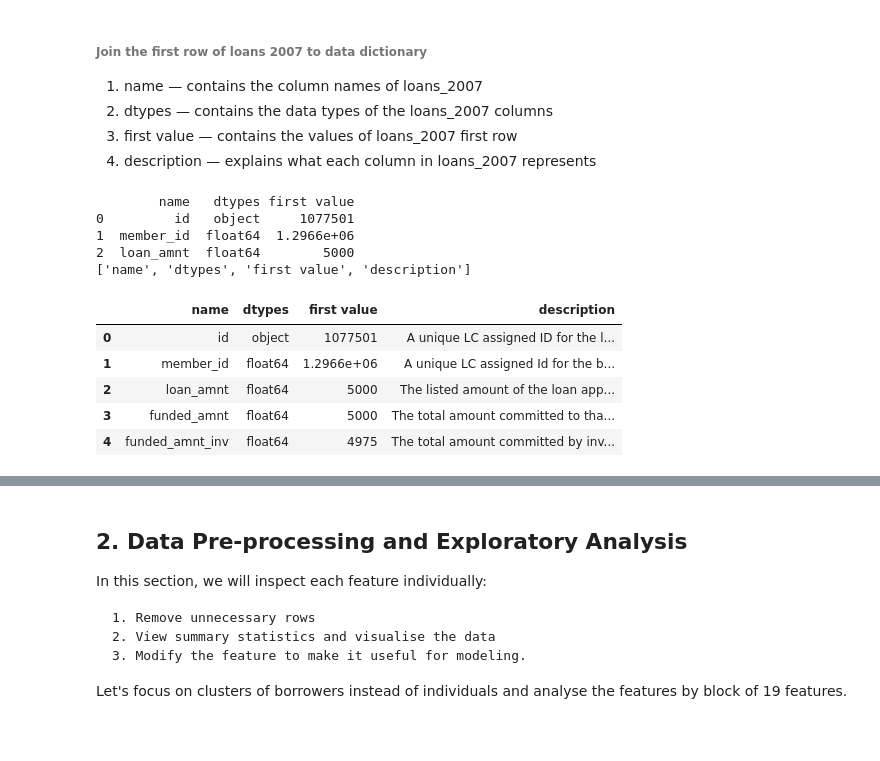
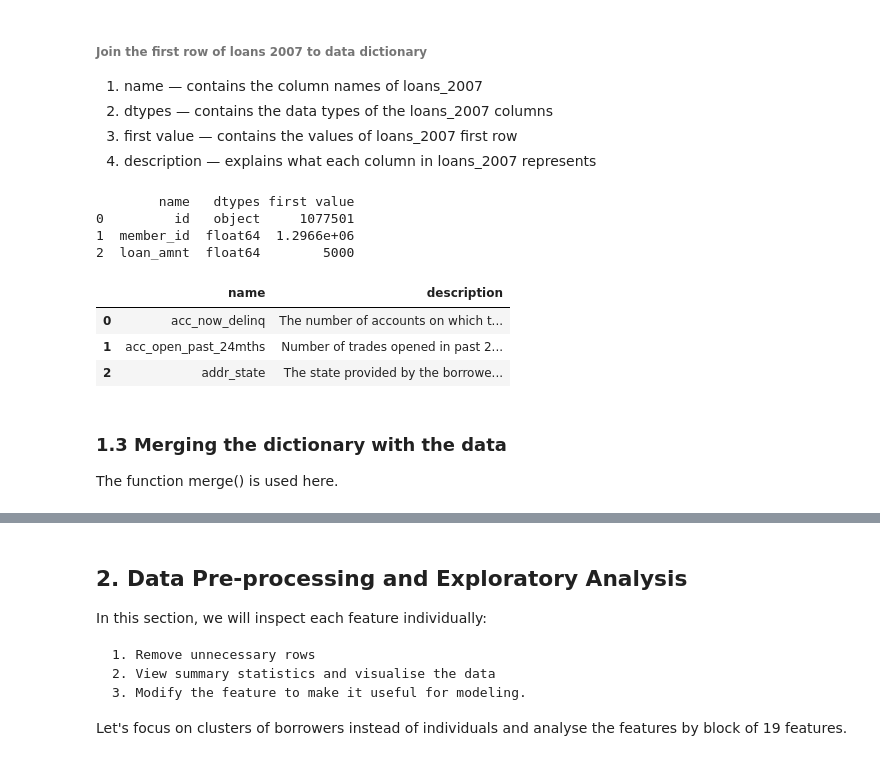
Before and after one commit to adjanni/Machine_Learning_Projects, a Jupyter notebook: Predicting_Loan_Repayment.ipynb, the cells around one changed output, grey strips where cells are left out. Drawn from its saved outputs; the diff is of its cells as text; code cells hidden in the pictures; blank space fills up the shorter version.

Commit message:
Preprocessing data updated

```diff
--- a/Predicting_Loan_Repayment.ipynb
+++ b/Predicting_Loan_Repayment.ipynb
@@ -70,0 +36,2 @@ shape 1 (42538, 115) shape 2 (42538, 58) shape 3 (42538, 56)
+# %%
+missing_perc = loans_2007.isnull().mean().sort_values(ascending=False)
@@ -70,0 +69,9 @@ shape 1 (42538, 115) shape 2 (42538, 58) shape 3 (42538, 56)
+# %%
+# Drop any columns with 50% of missing values
+half_count = 1/2
+drop_list = sorted(list(missing_perc[missing_perc > half_count].index))
+
+print(drop_list)
+
+##
+print('The number of features droped are ', len(drop_list))
@@ -70,0 +83,2 @@ shape 1 (42538, 115) shape 2 (42538, 58) shape 3 (42538, 56)
+# %%
+loans_2007.drop(drop_list, axis=1, inplace=True)
@@ -75,6 +93,6 @@ We see that there are approximately 43000 rows and each has 56 features includin
 # %%
 # The LCDDataDictionary provides us with an explanation of each row
-data_dictionary = pd.read_csv('data/LCDataDictionary.csv')
+data_dictionary = pd.read_csv('C:/Users/adjanni/Desktop/Python_DataScience_Training/Data_Cleaning_examples/data/LCDataDictionary.csv')
 print(data_dictionary.shape[0])
 print(data_dictionary.columns.tolist())
 data_dictionary.head()
@@ -98,37 +116,29 @@ data_dictionary = data_dictionary.rename(columns={"LoanStatNew" : "name", "Descr
 4. description — explains what each column in loans_2007 represents
 # %%
 loans_2007_dtypes = pd.DataFrame(loans_2007.dtypes, columns=['dtypes'])
-ch1= loans_2007_dtypes.head(2)
 
 loans_2007_dtypes = loans_2007_dtypes.reset_index()
-ch2 = loans_2007_dtypes.head(2)
 
 loans_2007_dtypes['name'] = loans_2007_dtypes['index']
-ch3 = loans_2007_dtypes.head(2)
 
 loans_2007_dtypes = loans_2007_dtypes[['name','dtypes']]
-ch4 = loans_2007_dtypes.head(2)
 
 loans_2007_dtypes['first value'] = loans_2007.loc[0].values
 
 #print(ch1, ch2, ch3, ch4, ch5)
 #print(loans_2007_dtypes.head(3))
 print(loans_2007_dtypes.head(3))
 data_dictionary.head(3)
-
-
-preview = loans_2007_dtypes.merge(data_dictionary, on='name', how= 'left')
-print(list(preview.columns))
-preview.head()
 # %% [output]
         name   dtypes first value
 0         id   object     1077501
 1  member_id  float64  1.2966e+06
 2  loan_amnt  float64        5000
-['name', 'dtypes', 'first value', 'description']
-|  | name | dtypes | first value | description |
-| 0 | id | object | 1077501 | A unique LC assigned ID for the l... |
-| 1 | member_id | float64 | 1.2966e+06 | A unique LC assigned Id for the b... |
-| 2 | loan_amnt | float64 | 5000 | The listed amount of the loan app... |
-| 3 | funded_amnt | float64 | 5000 | The total amount committed to tha... |
-| 4 | funded_amnt_inv | float64 | 4975 | The total amount committed by inv... |
+|  | name | description |
+| 0 | acc_now_delinq | The number of accounts on which t... |
+| 1 | acc_open_past_24mths | Number of trades opened in past 2... |
+| 2 | addr_state | The state provided by the borrowe... |
+# %% [markdown]
+### 1.3 Merging the dictionary with the data
+
+The function merge() is used here.
```
Also changed, not shown: parts of 69 cells of this notebook.
